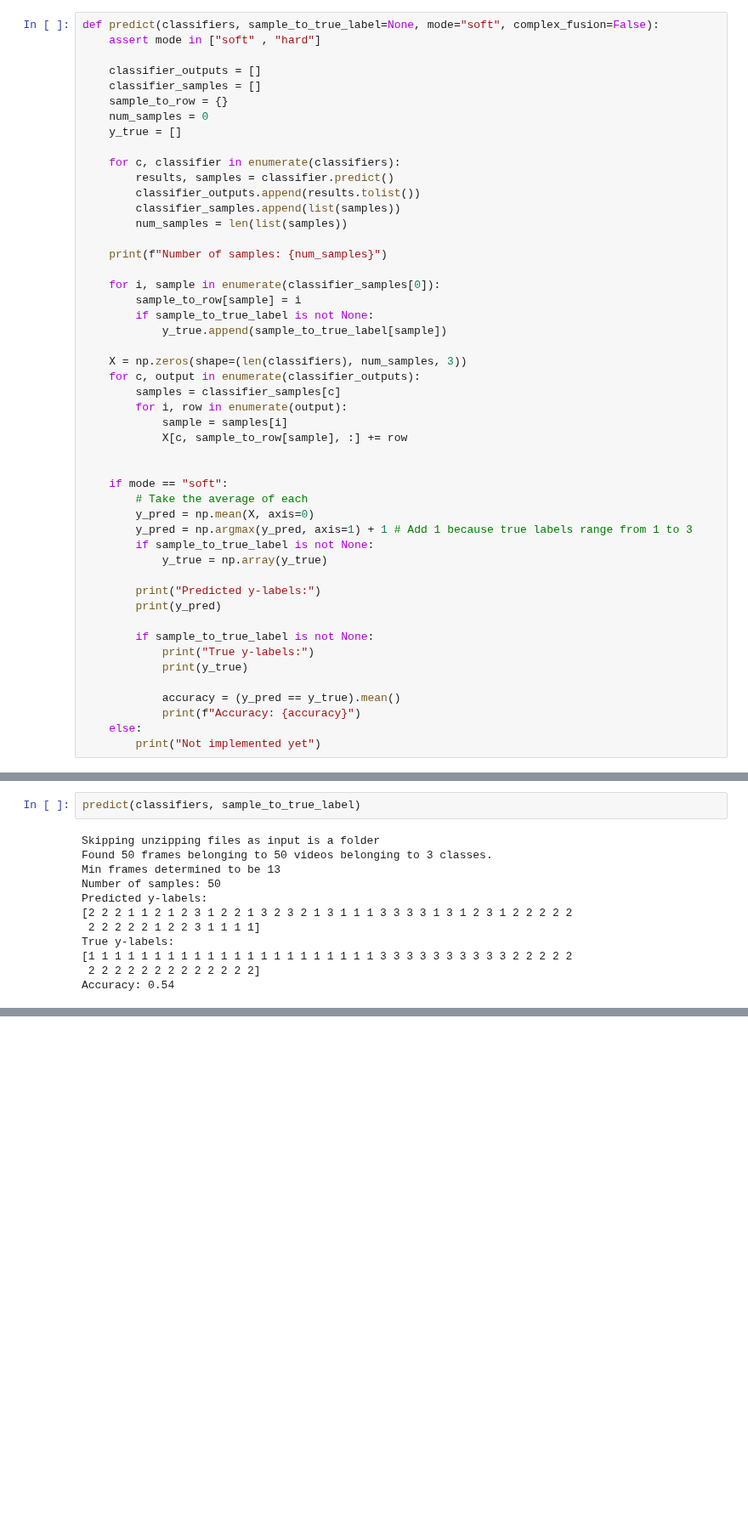
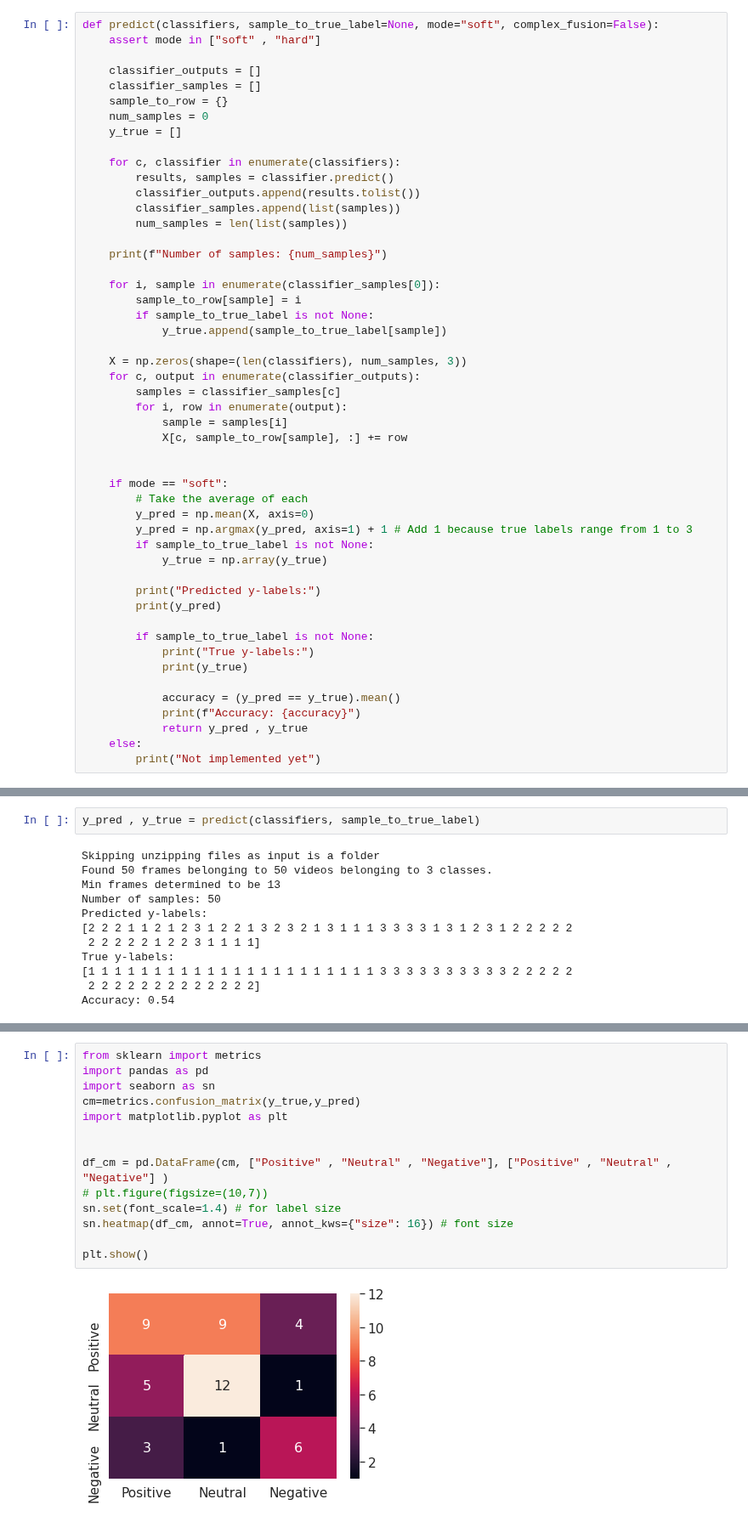
Before and after one commit to fusical/emotiw, a Jupyter notebook: notebooks/2.0-la-tj-ak-kc-vl-ensemble_baseline_predictions.ipynb, the cells around one changed output, grey strips where cells are left out. Shown at 85% size. Saved outputs shown, nothing was run; the diff lists cells and outputs as text; blank space fills up the shorter version.

Commit message:
Confusion matrix

```diff
--- a/notebooks/2.0-la-tj-ak-kc-vl-ensemble_baseline_predictions.ipynb
+++ b/notebooks/2.0-la-tj-ak-kc-vl-ensemble_baseline_predictions.ipynb
@@ -336,6 +338,7 @@ def predict(classifiers, sample_to_true_label=None, mode="soft", complex_fusion=
 
             accuracy = (y_pred == y_true).mean()
             print(f"Accuracy: {accuracy}")
+            return y_pred , y_true
     else:
         print("Not implemented yet")
 # %%
@@ -374,7 +377,7 @@ WARNING:tensorflow:Error in loading the saved optimizer state. As a result, your
 PoseClassifier created with pose_folder = val-tiny-pose , is_test = False , model_location = https://storage.googleapis.com/cs231n-emotiw/models/pose-classifier-v5.h5
 {'1_1': 3, '1_2': 3, '5_1': 1, '5_2': 1, '5_3': 1, '5_4': 1, '5_5': 1, '5_6': 1, '5_7': 1, '5_8': 1, '5_9': 1, '5_10': 1, '5_11': 1, '5_12': 1, '5_13': 1, '5_14': 1, '5_15': 1, '5_16': 1, '5_17': 1, ' ...
 # %%
-predict(classifiers, sample_to_true_label)
+y_pred , y_true = predict(classifiers, sample_to_true_label)
 # %% [output]
 Skipping unzipping files as input is a folder
 Found 50 frames belonging to 50 videos belonging to 3 classes.
@@ -389,0 +403,16 @@ Accuracy: 0.54
+# %%
+from sklearn import metrics
+import pandas as pd
+import seaborn as sn
+cm=metrics.confusion_matrix(y_true,y_pred)
+import matplotlib.pyplot as plt
+
+
+df_cm = pd.DataFrame(cm, ["Positive" , "Neutral" , "Negative"], ["Positive" , "Neutral" , "Negative"] )
+# plt.figure(figsize=(10,7))
+sn.set(font_scale=1.4) # for label size
+sn.heatmap(df_cm, annot=True, annot_kws={"size": 16}) # font size
+
+plt.show()
+# %% [output]
+[figure, added]
```
Also changed, not shown: parts of 8 cells of this notebook.
